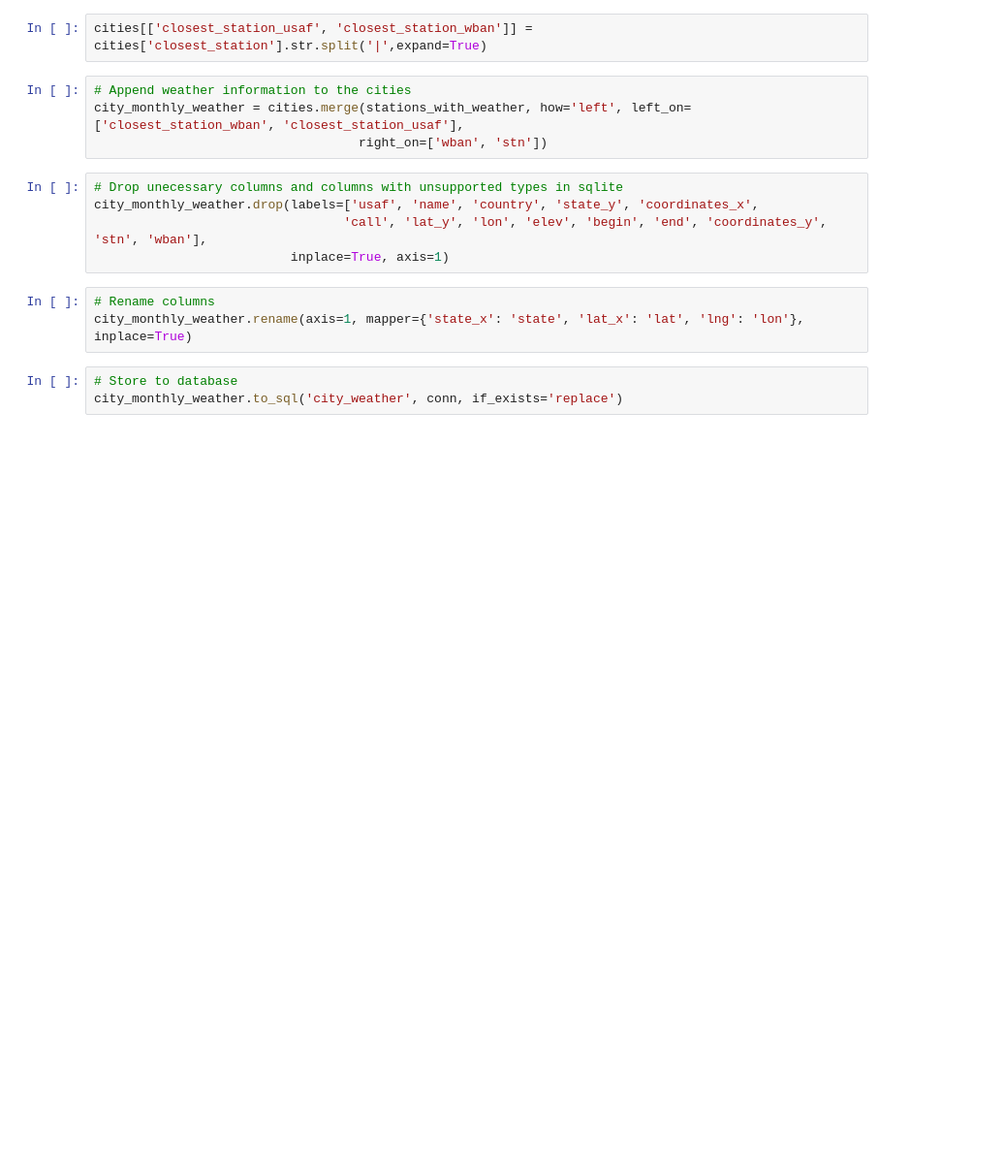
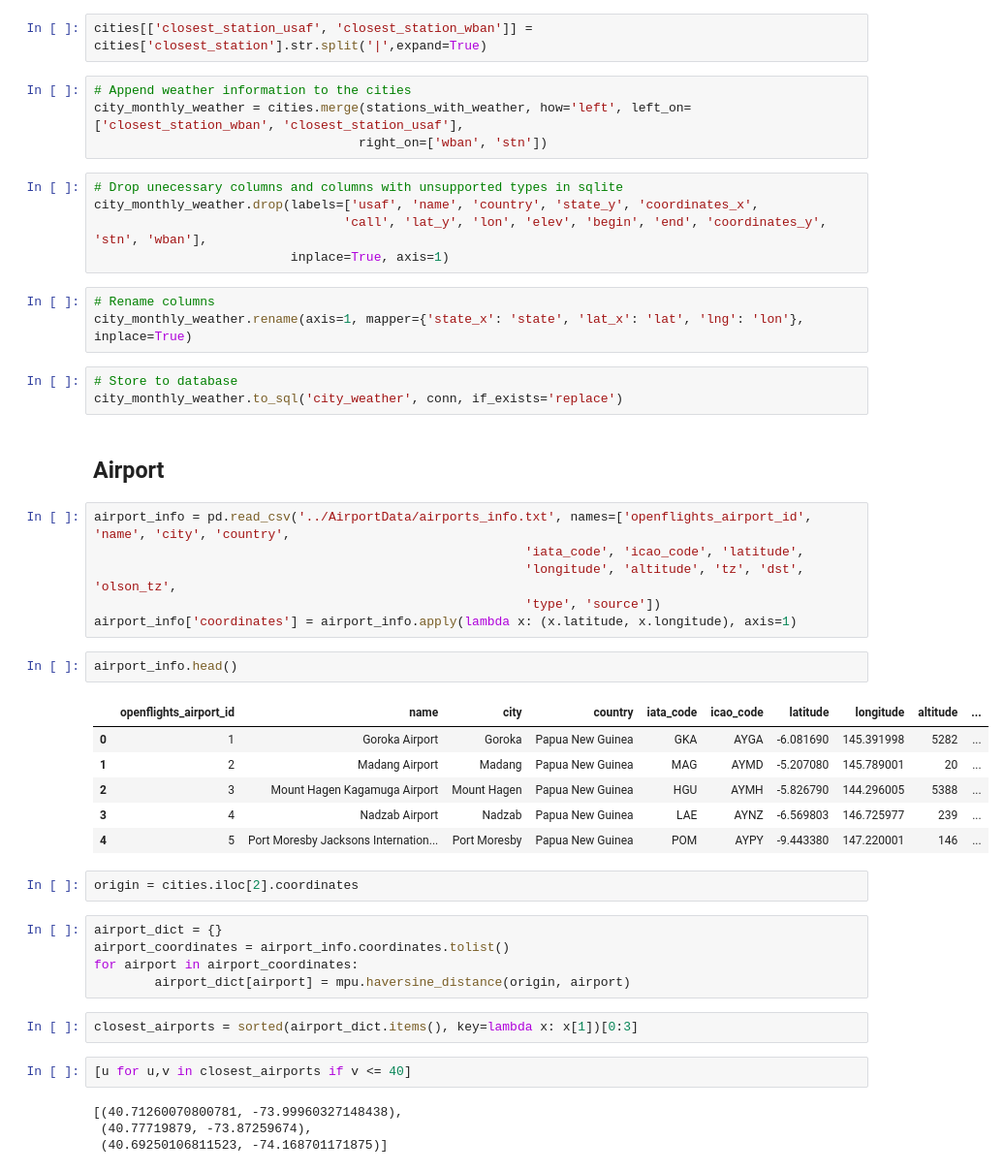
Before and after one commit to danjonweb/DataVis-Team88Project, a Jupyter notebook: DataCollection/WeatherData/Development Notebook.ipynb, the cells around one changed output. Shown at 97% size. Cells and saved outputs as stored; diff of their text form; blank space fills up the shorter version.

```diff
--- a/DataCollection/WeatherData/Development Notebook.ipynb
+++ b/DataCollection/WeatherData/Development Notebook.ipynb
@@ -137,3 +139,35 @@ city_monthly_weather.rename(axis=1, mapper={'state_x': 'state', 'lat_x': 'lat',
 # %%
 # Store to database
 city_monthly_weather.to_sql('city_weather', conn, if_exists='replace')
+# %% [markdown]
+## Airport
+# %%
+airport_info = pd.read_csv('../AirportData/airports_info.txt', names=['openflights_airport_id', 'name', 'city', 'country',
+                                                         'iata_code', 'icao_code', 'latitude',
+                                                         'longitude', 'altitude', 'tz', 'dst', 'olson_tz',
+                                                         'type', 'source'])
+airport_info['coordinates'] = airport_info.apply(lambda x: (x.latitude, x.longitude), axis=1)
+# %%
+airport_info.head()
+# %% [output]
+|  | openflights_airport_id | name | city | country | iata_code | icao_code | latitude | longitude | altitude | ... |
+| 0 | 1 | Goroka Airport | Goroka | Papua New Guinea | GKA | AYGA | -6.081690 | 145.391998 | 5282 | ... |
+| 1 | 2 | Madang Airport | Madang | Papua New Guinea | MAG | AYMD | -5.207080 | 145.789001 | 20 | ... |
+| 2 | 3 | Mount Hagen Kagamuga Airport | Mount Hagen | Papua New Guinea | HGU | AYMH | -5.826790 | 144.296005 | 5388 | ... |
+| 3 | 4 | Nadzab Airport | Nadzab | Papua New Guinea | LAE | AYNZ | -6.569803 | 146.725977 | 239 | ... |
+| 4 | 5 | Port Moresby Jacksons Internation... | Port Moresby | Papua New Guinea | POM | AYPY | -9.443380 | 147.220001 | 146 | ... |
+# %%
+origin = cities.iloc[2].coordinates
+# %%
+airport_dict = {}
+airport_coordinates = airport_info.coordinates.tolist()
+for airport in airport_coordinates:
+        airport_dict[airport] = mpu.haversine_distance(origin, airport)
+# %%
+closest_airports = sorted(airport_dict.items(), key=lambda x: x[1])[0:3]
+# %%
+[u for u,v in closest_airports if v <= 40]
+# %% [output]
+[(40.71260070800781, -73.99960327148438),
+ (40.77719879, -73.87259674),
+ (40.69250106811523, -74.168701171875)]
```
Also changed, not shown: parts of 11 cells of this notebook, 5 other files.
